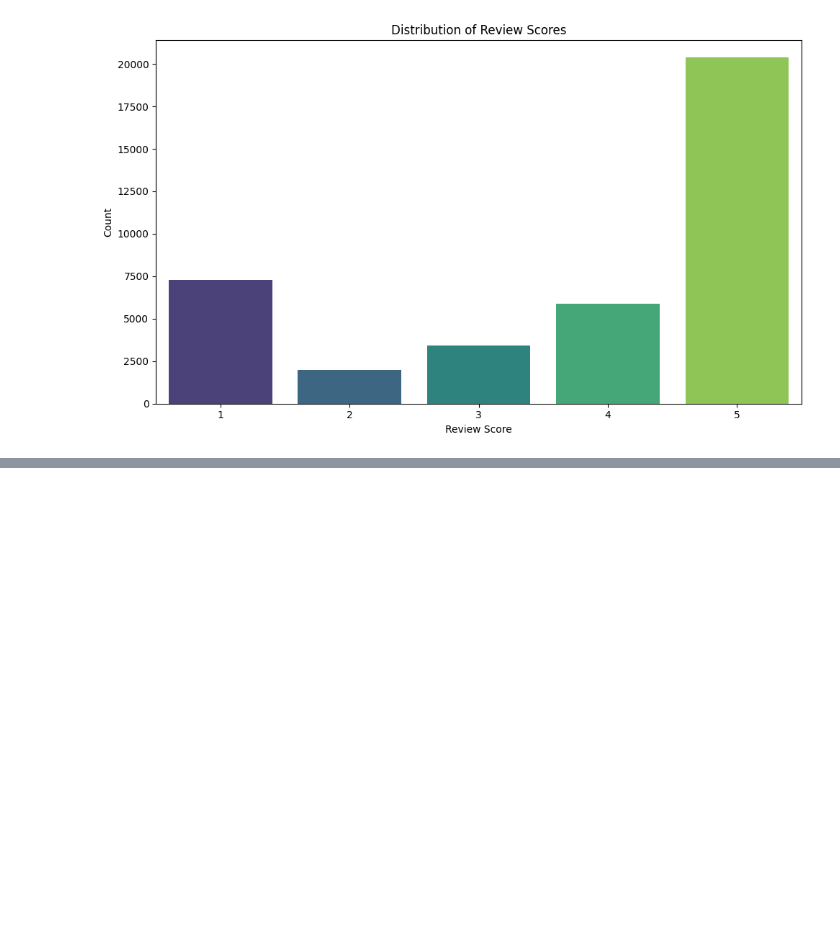
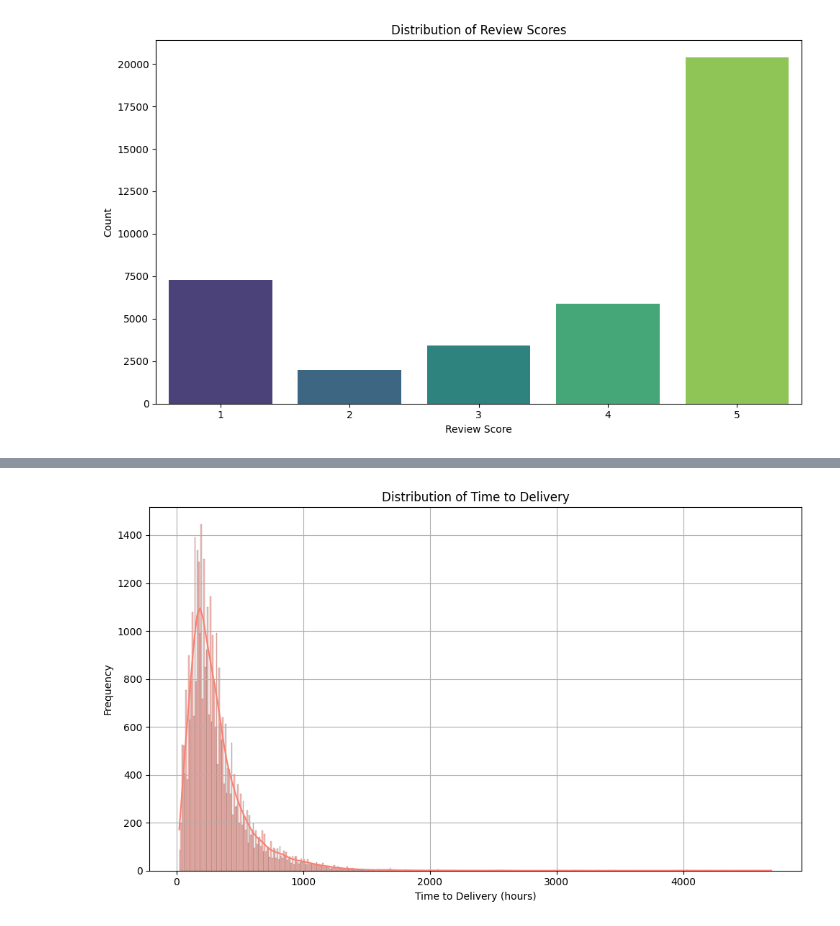
Before and after one commit to RafeuLopo/Kaggle_Analysis, a Jupyter notebook: Olist_Analysis.ipynb, the cells around one changed output, grey strips where cells are left out. Cells and saved outputs as stored; diff of their text form; code cells hidden in the pictures; blank space fills up the shorter version.

```diff
--- a/Olist_Analysis.ipynb
+++ b/Olist_Analysis.ipynb
@@ -770,0 +806,11 @@ Notes:
+# %%
+plt.figure(figsize=(10, 6))
+sns.histplot(orders_freight_review_score['delivery_hours'], bins=10, kde=True, color='salmon', binwidth=10)
+plt.title('Distribution of Time to Delivery')
+plt.xlabel('Time to Delivery (hours)')
+plt.ylabel('Frequency')
+plt.grid(True)
+plt.tight_layout()
+plt.show()
+# %% [output]
+[figure, added]
```
Also changed, not shown: parts of 27 cells of this notebook.
